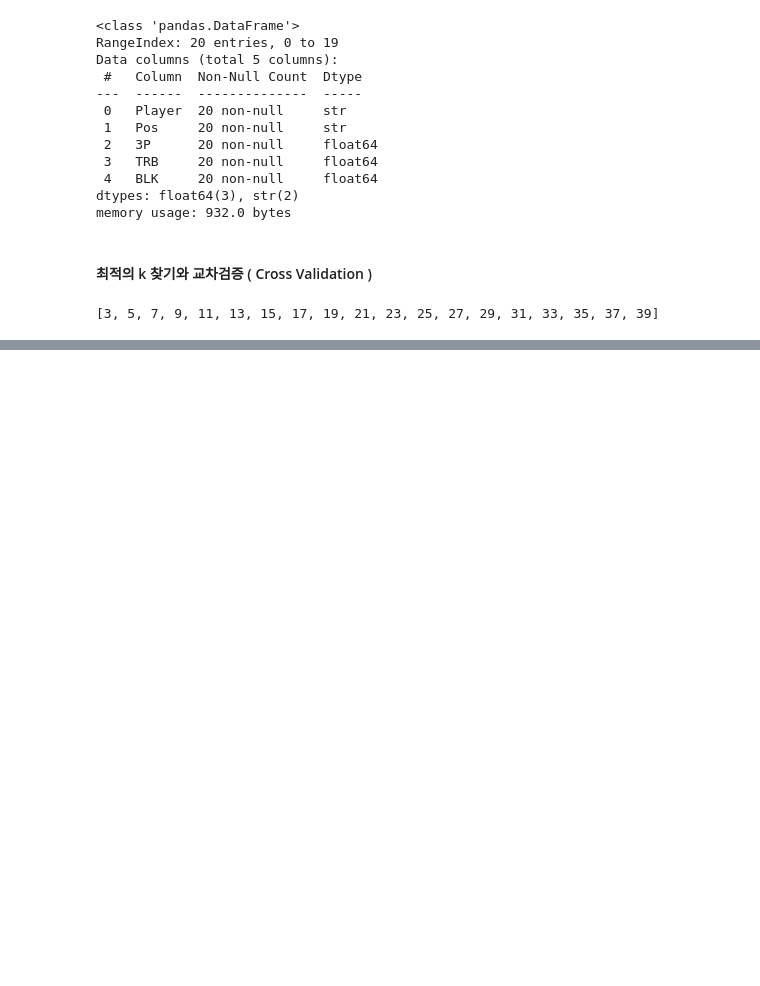
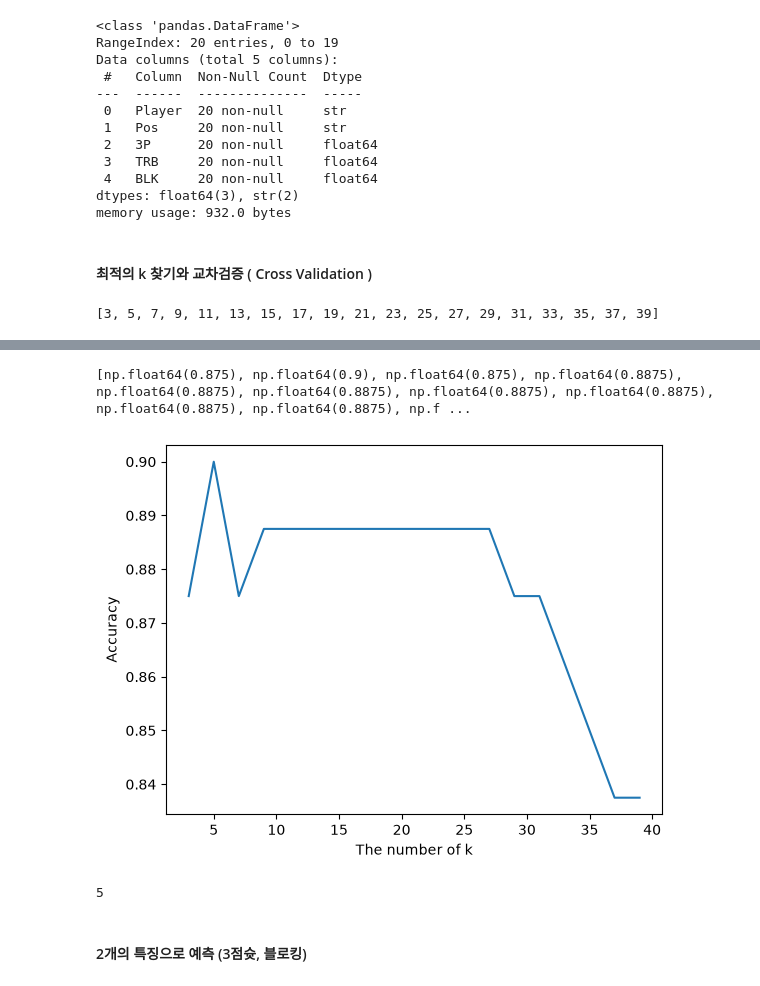
Before and after one commit to jinjinx28/python-lab, a Jupyter notebook: machine/knn_basketball.ipynb, the cells around one changed output, grey strips where cells are left out. Saved outputs shown, nothing was run; the diff lists cells and outputs as text; code cells hidden in the pictures; blank space fills up the shorter version.

```diff
--- a/machine/knn_basketball.ipynb
+++ b/machine/knn_basketball.ipynb
@@ -57,3 +57,21 @@ k_list = [i for i in range(3, max_k_range, 2)]
 k_list
 # %% [output]
 [3, 5, 7, 9, 11, 13, 15, 17, 19, 21, 23, 25, 27, 29, 31, 33, 35, 37, 39]
+# %%
+train_data = train[['3P', 'BLK', 'TRB']]
+train_target = train['Pos']
+# %%
+# 교차검증(10 fold)을 각 k를 대상으로 수행해 검증결과를 저장
+cross_validation_scores = []
+for k in k_list :
+    knn = KNeighborsClassifier(n_neighbors=k)
+    scores = cross_val_score(
+        knn,
+        train_data,
+        train_target,
+        cv = 10,        # cross validation : 9개는 학습용, 1개는 검증용
+        scoring = 'accuracy'
+    )
+
+    print(k, ":", scores)
+    cross_validation_scores.append(scores.mean())
@@ -59,0 +98,4 @@ k_list
+# %%
+print(cross_validation_scores)
+# %% [output]
+[np.float64(0.875), np.float64(0.9), np.float64(0.875), np.float64(0.8875), np.float64(0.8875), np.float64(0.8875), np.float64(0.8875), np.float64(0.8875), np.float64(0.8875), np.float64(0.8875), np.f ...
@@ -59,0 +104,19 @@ k_list
+# %%
+# k의 정확도 시각화
+plt.plot(
+    k_list,
+    cross_validation_scores
+)
+
+plt.xlabel("The number of k")
+plt.ylabel("Accuracy")
+plt.show()
+# %% [output]
+[figure, added]
+# %%
+# 가장 예측율이 높은 k를 선정
+k_list[cross_validation_scores.index(max(cross_validation_scores))]
+# %% [output]
+5
+# %% [markdown]
+#### 2개의 특징으로 예측 (3점슛, 블로킹)
```
Also changed, not shown: parts of 13 cells of this notebook.
